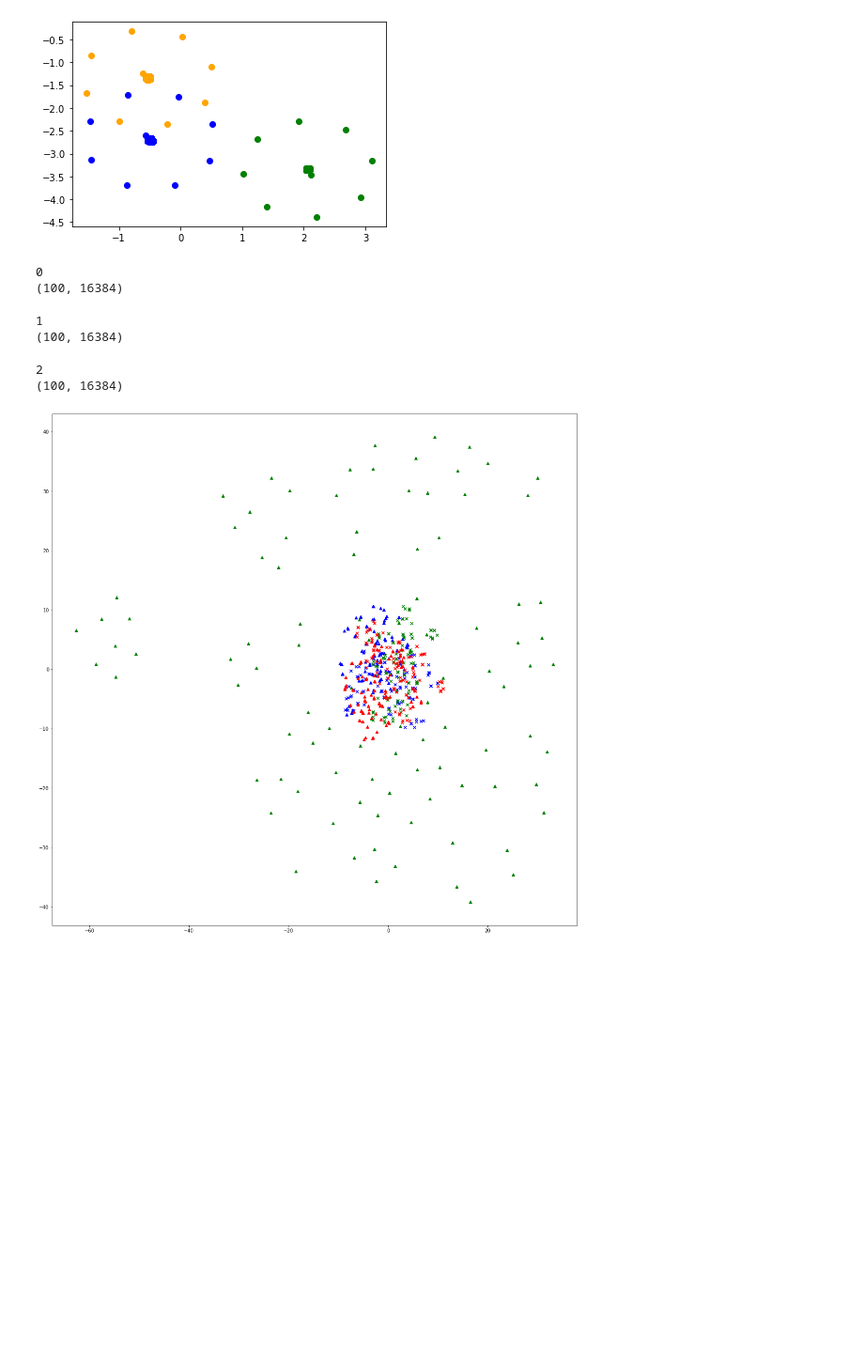
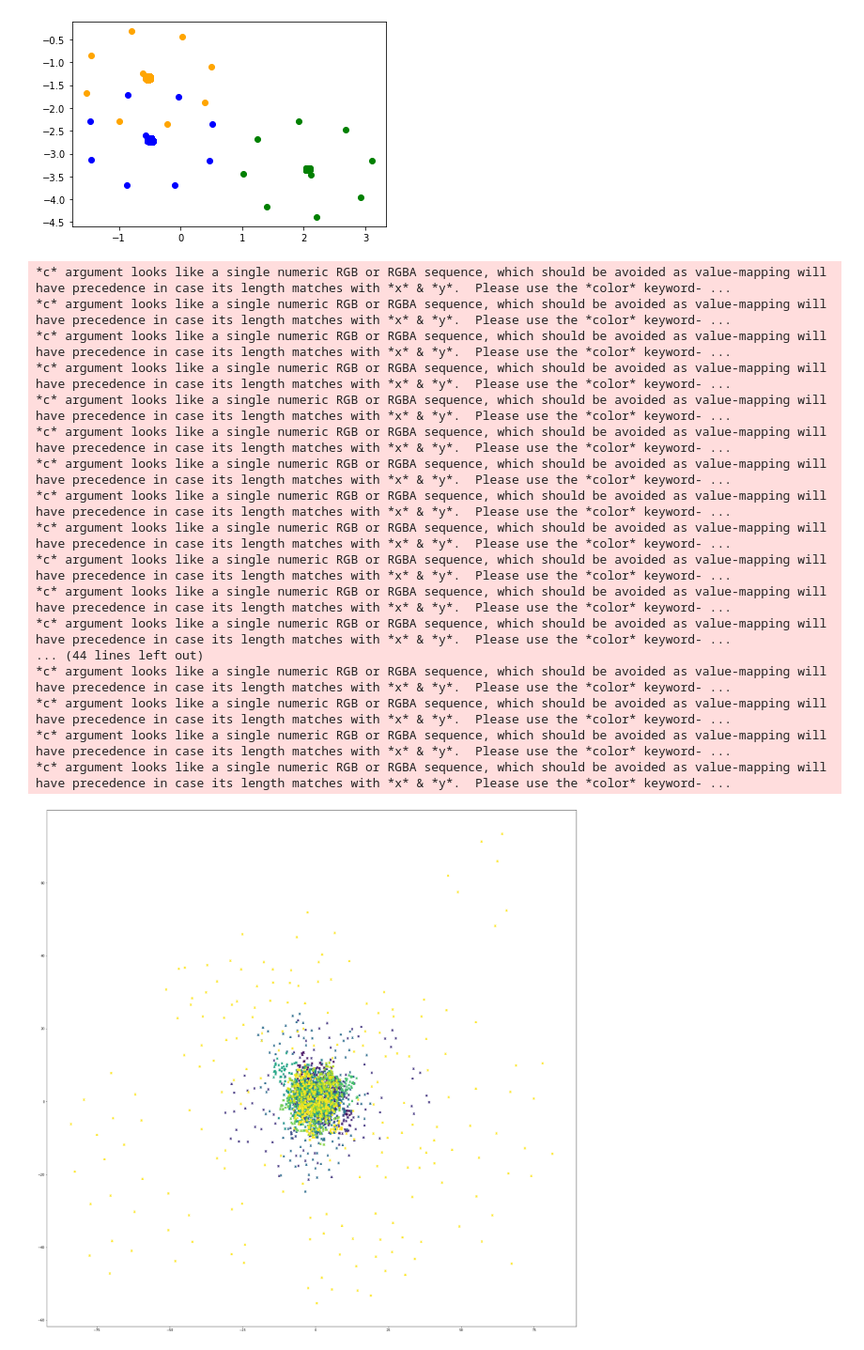
Before and after one commit to JohanLundberg12/CamVid-Image-Segmentation, a Jupyter notebook: tsne-visualization.ipynb, the cells around one changed output. Shown at 94% size. Drawn from its saved outputs; the diff is of its cells as text; code cells hidden in the pictures; blank space fills up the shorter version.

```diff
--- a/tsne-visualization.ipynb
+++ b/tsne-visualization.ipynb
@@ -37,35 +38,45 @@ plt.scatter(Z_transformed[:, 0], Z_transformed[:,1], c="g")
 [figure]
 # %%
 def visualize_model_trajectories(m1_preds:npt.NDArray, m2_preds:npt.NDArray):
-    tsne = TSNE(n_components=2, init="random")
-    cmap = ['b', 'g', 'r', 'c', 'm', 'y', 'b', 'w']
+    tsne = TSNE(n_components=2, init="random", random_state=42)
+    cmap = matplotlib.cm.get_cmap("viridis")
+    cmap_idxs = list(range(0, 300, 10))
 
-    fig = plt.figure(figsize=(20,20))
+    fig = plt.figure(figsize=(30,30))
 
     for epoch, (preds1, preds2) in enumerate(zip(m1_preds, m2_preds)):
-        print(epoch)
-        print(preds1.shape)
 
         m1_epoch_trajectory = tsne.fit_transform(preds1)
         m2_epoch_trajectory = tsne.fit_transform(preds2)
 
-        plt.scatter(m1_epoch_trajectory[:, 0], m1_epoch_trajectory[:, 1], c=cmap[epoch], marker="^")
-        plt.scatter(m2_epoch_trajectory[:, 0], m2_epoch_trajectory[:, 1], c=cmap[epoch], marker="x")
+        plt.scatter(m1_epoch_trajectory[:, 0], m1_epoch_trajectory[:, 1], c=cmap(cmap_idxs[epoch]), marker="^")
+        plt.scatter(m2_epoch_trajectory[:, 0], m2_epoch_trajectory[:, 1], c=cmap(cmap_idxs[epoch]), marker="x")
 
     plt.show()
 # %%
-all_preds = utils.load_3d_array('valid_preds/unet_alt_lr0.01', (3,100,16384))
-all_preds2 = utils.load_3d_array('valid_preds/unet_alt_lr0.001', (3,100,16384))
+#all_preds = utils.load_3d_array('valid_preds/unet_alt_lr0.00001.txt', (30,100,16384))
+all_preds2 = utils.load_3d_array('valid_preds/unet_alt_30ep_lr0.00001.txt', (30,100,16384))
 # %%
-visualize_model_trajectories(all_preds, all_preds2)
+visualize_model_trajectories(all_preds2, all_preds2)
 # %% [output]
-0
-(100, 16384)
+*c* argument looks like a single numeric RGB or RGBA sequence, which should be avoided as value-mapping will have precedence in case its length matches with *x* & *y*.  Please use the *color* keyword- ...
+*c* argument looks like a single numeric RGB or RGBA sequence, which should be avoided as value-mapping will have precedence in case its length matches with *x* & *y*.  Please use the *color* keyword- ...
+*c* argument looks like a single numeric RGB or RGBA sequence, which should be avoided as value-mapping will have precedence in case its length matches with *x* & *y*.  Please use the *color* keyword- ...
+*c* argument looks like a single numeric RGB or RGBA sequence, which should be avoided as value-mapping will have precedence in case its length matches with *x* & *y*.  Please use the *color* keyword- ...
+*c* argument looks like a single numeric RGB or RGBA sequence, which should be avoided as value-mapping will have precedence in case its length matches with *x* & *y*.  Please use the *color* keyword- ...
+*c* argument looks like a single numeric RGB or RGBA sequence, which should be avoided as value-mapping will have precedence in case its length matches with *x* & *y*.  Please use the *color* keyword- ...
+*c* argument looks like a single numeric RGB or RGBA sequence, which should be avoided as value-mapping will have precedence in case its length matches with *x* & *y*.  Please use the *color* keyword- ...
+*c* argument looks like a single numeric RGB or RGBA sequence, which should be avoided as value-mapping will have precedence in case its length matches with *x* & *y*.  Please use the *color* keyword- ...
+*c* argument looks like a single numeric RGB or RGBA sequence, which should be avoided as value-mapping will have precedence in case its length matches with *x* & *y*.  Please use the *color* keyword- ...
+*c* argument looks like a single numeric RGB or RGBA sequence, which should be avoided as value-mapping will have precedence in case its length matches with *x* & *y*.  Please use the *color* keyword- ...
+*c* argument looks like a single numeric RGB or RGBA sequence, which should be avoided as value-mapping will have precedence in case its length matches with *x* & *y*.  Please use the *color* keyword- ...
+*c* argument looks like a single numeric RGB or RGBA sequence, which should be avoided as value-mapping will have precedence in case its length matches with *x* & *y*.  Please use the *color* keyword- ...
+... (44 lines left out)
+*c* argument looks like a single numeric RGB or RGBA sequence, which should be avoided as value-mapping will have precedence in case its length matches with *x* & *y*.  Please use the *color* keyword- ...
+*c* argument looks like a single numeric RGB or RGBA sequence, which should be avoided as value-mapping will have precedence in case its length matches with *x* & *y*.  Please use the *color* keyword- ...
+*c* argument looks like a single numeric RGB or RGBA sequence, which should be avoided as value-mapping will have precedence in case its length matches with *x* & *y*.  Please use the *color* keyword- ...
+*c* argument looks like a single numeric RGB or RGBA sequence, which should be avoided as value-mapping will have precedence in case its length matches with *x* & *y*.  Please use the *color* keyword- ...
-1
-(100, 16384)
-2
-(100, 16384)
-[figure, old version]
+[figure, new version]
 # %%
 # en graf sammenligner to modeller på pixels prediction niveau over epochs
 #predictions på et billede -> reduction med t-sne? for hver epoch?
```
Also changed, not shown: parts of 1 cell of this notebook.
